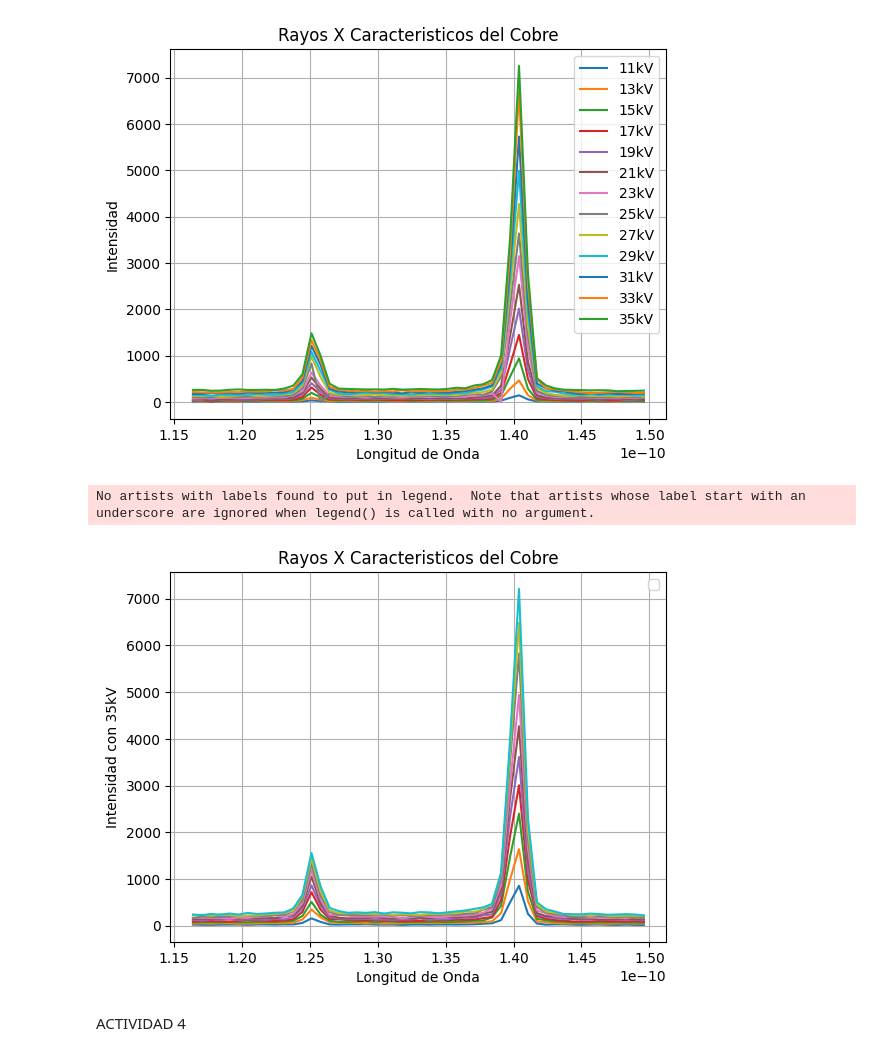
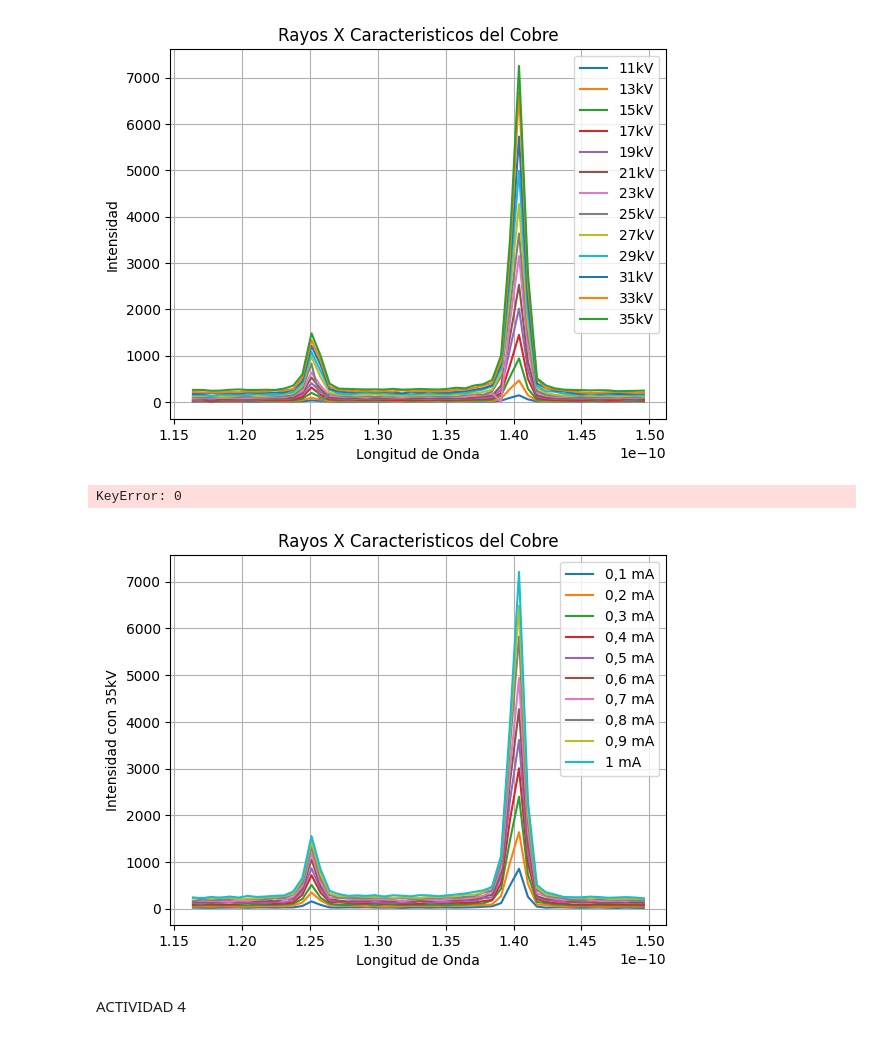
Before and after one commit to LabIntermedio/COD-INTERMEDIO, a Jupyter notebook: Rayos X/Rayos X.ipynb, the cells around one changed output. Saved outputs shown, nothing was run; the diff lists cells and outputs as text; code cells hidden in the pictures.

```diff
--- a/Rayos X/Rayos X.ipynb
+++ b/Rayos X/Rayos X.ipynb
@@ -68,7 +69,7 @@ plt.show()
 # %%
 def ley_de_bragg(theta):
     d=2.014*10**(-10) #GUIA
-    n=1 #ARBITRARIO
+    n=2 #ARBITRARIO
     lambda1=(2*d*np.sin(np.deg2rad(theta)))/n
     return lambda1
 longitudes_de_onda=ley_de_bragg(actividad1['Ángulo del crista'])
@@ -177,28 +319,31 @@ plt.legend()
 plt.show()
 # %% [output]
 [figure]
+# %%
+Ka=[]
+# %% [output]
+KeyError: 0
 # %%
 longitudes_de_onda=ley_de_bragg(actividad3b_01['ﾁngulo del crista'])
-plt.plot(longitudes_de_onda,actividad3b_01['Tasa con 35kV'])
-plt.plot(longitudes_de_onda,actividad3b_02['Tasa con 35kV'])
-plt.plot(longitudes_de_onda,actividad3b_03['Tasa con 35kV'])
-plt.plot(longitudes_de_onda,actividad3b_04['Tasa con 35kV'])
-plt.plot(longitudes_de_onda,actividad3b_05['Tasa con 35kV'])
-plt.plot(longitudes_de_onda,actividad3b_06['Tasa con 35kV'])
-plt.plot(longitudes_de_onda,actividad3b_07['Tasa con 35kV'])
-plt.plot(longitudes_de_onda,actividad3b_08['Tasa con 35kV'])
-plt.plot(longitudes_de_onda,actividad3b_09['Tasa con 35kV'])
-plt.plot(longitudes_de_onda,actividad3b_1['Tasa con 35kV'])
+plt.plot(longitudes_de_onda,actividad3b_01['Tasa con 35kV'],label='0,1 mA')
+plt.plot(longitudes_de_onda,actividad3b_02['Tasa con 35kV'],label='0,2 mA')
+plt.plot(longitudes_de_onda,actividad3b_03['Tasa con 35kV'],label='0,3 mA')
+plt.plot(longitudes_de_onda,actividad3b_04['Tasa con 35kV'],label='0,4 mA')
+plt.plot(longitudes_de_onda,actividad3b_05['Tasa con 35kV'],label='0,5 mA')
+plt.plot(longitudes_de_onda,actividad3b_06['Tasa con 35kV'],label='0,6 mA')
+plt.plot(longitudes_de_onda,actividad3b_07['Tasa con 35kV'],label='0,7 mA')
+plt.plot(longitudes_de_onda,actividad3b_08['Tasa con 35kV'],label='0,8 mA')
+plt.plot(longitudes_de_onda,actividad3b_09['Tasa con 35kV'],label='0,9 mA')
+plt.plot(longitudes_de_onda,actividad3b_1['Tasa con 35kV'],label='1 mA')
 
 plt.title('Rayos X Caracteristicos del Cobre')
 plt.xlabel('Longitud de Onda')
 plt.ylabel('Intensidad con 35kV')
 plt.legend()
 plt.grid()
 plt.show()
 # %% [output]
-No artists with labels found to put in legend.  Note that artists whose label start with an underscore are ignored when legend() is called with no argument.
-[figure, old version]
+[figure, new version]
 # %% [markdown]
 ACTIVIDAD 4
 # %%
```
Also changed, not shown: parts of 15 cells of this notebook.
